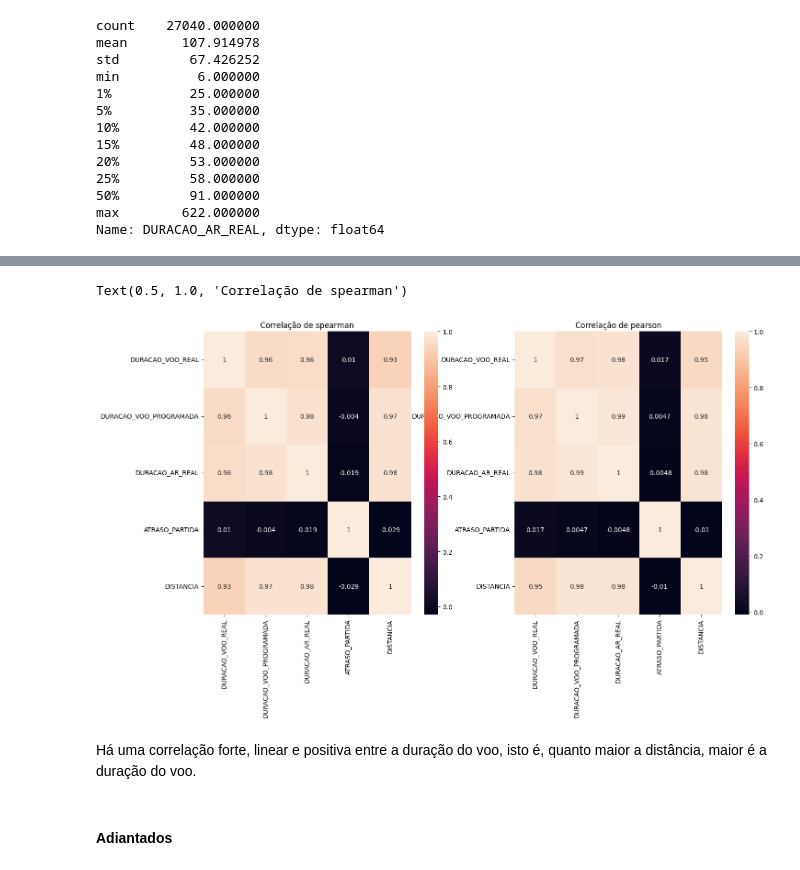
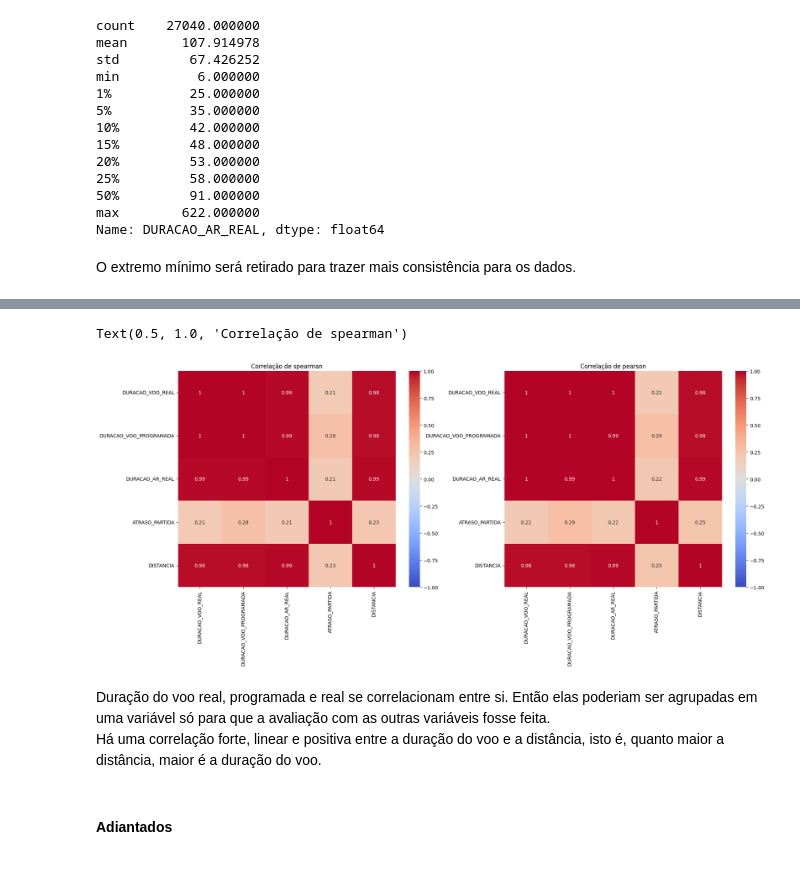
Before and after one commit to lolaquiino/Projeto_Estat-stica, a Jupyter notebook: Projeto.ipynb, the cells around one changed output, grey strips where cells are left out. Drawn from its saved outputs; the diff is of its cells as text; code cells hidden in the pictures.

```diff
--- a/Projeto.ipynb
+++ b/Projeto.ipynb
@@ -438,6 +452,8 @@ min          6.000000
 50%         91.000000
 max        622.000000
 Name: DURACAO_AR_REAL, dtype: float64
+# %% [markdown]
+O extremo mínimo será retirado para trazer mais consistência para os dados.
 # %%
 # Calcular o quantil de 5%
 quantil_5 = df_pontuais['DURACAO_AR_REAL'].quantile(0.05)
@@ -457,15 +473,16 @@ df_pontuais[continuas_pontuais].describe()
 | 75% | 1.680000e+02 | 1.680000e+02 | 1.400000e+02 | 5.300000e+01 | 1.020000e+03 |
 | max | 1.114000e+03 | 6.600000e+02 | 1.091000e+03 | 2.467000e+03 | 4.962000e+03 |
 # %%
-fig, ax = plt.subplots(1,2, figsize = ( 16,8))
-sns.heatmap(df_pontuais[continuas_pontuais].corr(method = "spearman"), ax = ax[0], annot = True)
-sns.heatmap(df_pontuais[continuas_pontuais].corr(method = "pearson"), ax = ax[1], annot = True)
+fig, ax = plt.subplots(1,2, figsize = ( 22,8))
+sns.heatmap(df_pontuais[continuas_pontuais].corr(method = "spearman"), ax = ax[0], annot = True, cmap="coolwarm", vmin=-1, vmax=1,)
+sns.heatmap(df_pontuais[continuas_pontuais].corr(method = "pearson"), ax = ax[1], annot = True, cmap="coolwarm", vmin=-1, vmax=1,)
 ax[1].set_title("Correlação de pearson")
 ax[0].set_title("Correlação de spearman")
 # %% [output]
 Text(0.5, 1.0, 'Correlação de spearman')
-[figure, old version]
+[figure, new version]
 # %% [markdown]
-Há uma correlação forte, linear e positiva entre a duração do voo, isto é, quanto maior a distância, maior é a duração do voo.
+Duração do voo real, programada e real se correlacionam entre si. Então elas poderiam ser agrupadas em uma variável só para que a avaliação com as outras variáveis fosse feita.
+Há uma correlação forte, linear e positiva entre a duração do voo e a distância, isto é, quanto maior a distância, maior é a duração do voo.
 # %% [markdown]
 #### Adiantados
```
Also changed, not shown: parts of 42 cells of this notebook, 1 other file.
